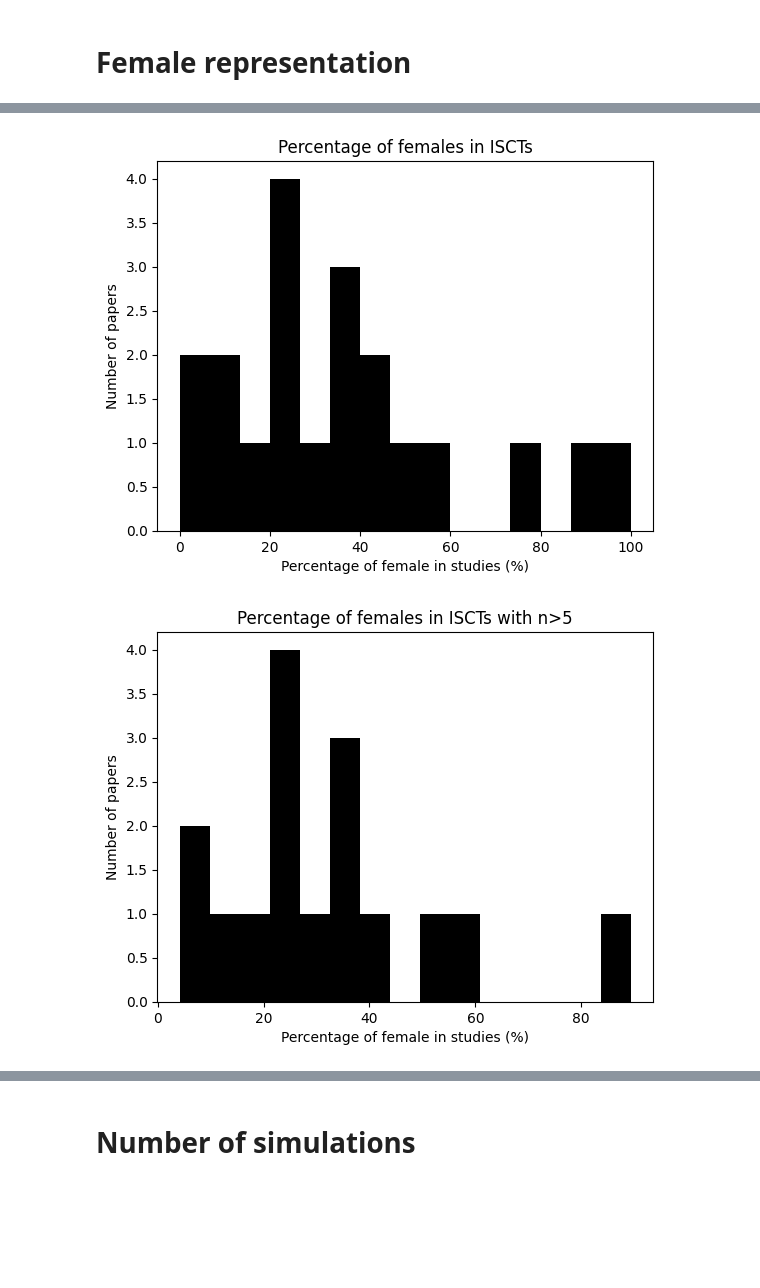
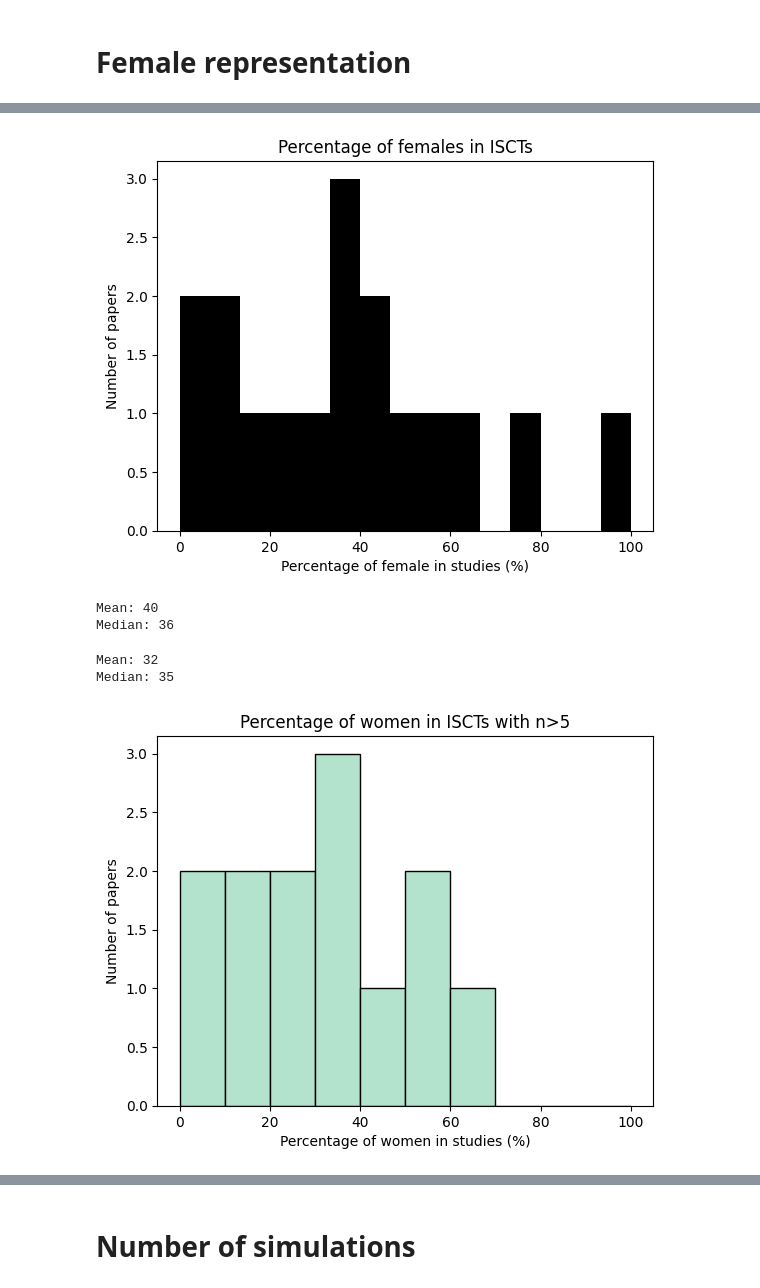
Before and after one commit to crisrogo/ISCTs_review, a Jupyter notebook: figures.ipynb, the cells around one changed output, grey strips where cells are left out. Drawn from its saved outputs; the diff is of its cells as text; code cells hidden in the pictures; blank space fills up the shorter version.

```diff
--- a/figures.ipynb
+++ b/figures.ipynb
@@ -246,7 +578,9 @@ ethnicity = 0
 sex_age_weight_ethnicity = 0
 nothing = 0
 
-for item in original_data:
+no_population = [paper for paper in original_data if paper['sample'] != 'population']
+
+for item in no_population:
     if item['demographics']['sex'] and item['demographics']['age'] and item['demographics']['weight'] and item['demographics']['ethnicity']:
         sex_age_weight_ethnicity += 1
     elif item['demographics']['sex'] and item['demographics']['age'] and item['demographics']['weight']:
@@ -284,7 +618,9 @@ labels_array = [labels_array[i] for i in entries_to_show]
 plt.figure()
 plt.pie(final_data, labels=labels_array,
         colors=[color_scheme(i) for i in range(len(final_data))],
-        autopct='%1.2f%%')
+        autopct='%1.f%%', wedgeprops={'linewidth': 1, 'edgecolor': 'black'})
 plt.title(f"Basic demographics reported in ISCTs")
-plt.show()
+# plt.show()
+
+plt.savefig('/home/crg17/Desktop/KCL_projects/ISCTs_review/figures/demographics.png', dpi=500, bbox_inches='tight')
 # %% [output]
@@ -296,7 +632,7 @@ import matplotlib.pyplot as plt
 import matplotlib.cm as cm
 
 # Get the viridis colormap
-viridis = cm.get_cmap("Pastel2")
+color_scheme = cm.get_cmap("Pastel2")
 
 # Create a list to store the data for each entry
 pie_data = []
@@ -309,7 +645,7 @@ final_data = [0, 0]
 
 for item in original_data:
     # Check if 'females' key has a valid value
-    if not isinstance(item["females"], float):
+    if not isinstance(item["females"], float) and item['sample'] != 'population':
         # Add data to the list for each entry
         pie_data.append([item["females"], item["n_patients"] - item["females"]])
         titles.append(item["id"])
@@ -323,20 +659,22 @@ for i, data in enumerate(pie_data):
     plt.figure()
     if data[1] == 0:
         plt.pie(data, labels=["Females", ""], colors=[color_scheme(i) for i in range(len(data))],
-        autopct='%1.2f%%')
+        autopct='%1.f%%')
     elif data[0] == 0:
         plt.pie(data, labels=["", "Males"], colors=[color_scheme(i) for i in range(len(data))],
-        autopct='%1.2f%%')
+        autopct='%1.f%%')
     else:
         plt.pie(data, labels=["Females", "Males"], colors=[color_scheme(i) for i in range(len(data))],
-        autopct='%1.2f%%')
+        autopct='%1.f%%')
 
     plt.title(f"Paper #{titles[i]} (n={data[0]+data[1]})")
+    plt.savefig("/home/crg17/Desktop/KCL_projects/ISCTs_review/figures/" + "Paper #" + str(titles[i]) + ".png")
 
 # Plot a final pie chart
 plt.figure()
 plt.pie(final_data, labels=["Females", "Males"], colors=[color_scheme(i) for i in range(len(final_data))],
-        autopct='%1.2f%%')
+        autopct='%1.f%%')
 plt.title(f"Total (n={total_patients})")
 plt.show()
+plt.savefig("/home/crg17/Desktop/KCL_projects/ISCTs_review/figures/total.png")
 # %% [output]
@@ -375,31 +713,47 @@ plt.title('Percentage of females in ISCTs')
 
 # Show the chart
 plt.show()
+
+mean = round(numpy.mean(perc_females))
+median = round(numpy.median(perc_females))
+print("Mean: " + str(mean))
+print("Median: " + str(median))
 # %% [output]
-[figure, old version]
+[figure, new version]
+Mean: 40
+Median: 36
 # %%
 from collections import Counter
 import matplotlib.pyplot as plt
 import numpy
 
 perc_females = []
 
 for paper in pie_data:
     if (paper[0]+paper[1]) >5:
         perc_females.append(100*paper[0]/(paper[0]+paper[1]))
 
 papers_per_perc_females = Counter(perc_females)
 
 # Create the bar chart
-plt.hist(papers_per_perc_females, bins = 15, color='black')
+plt.hist(papers_per_perc_females, bins = 10, color=color_scheme(0), edgecolor='black', range=(0,100))
 
 # Add labels and title
-plt.xlabel('Percentage of female in studies (%)')
+plt.xlabel('Percentage of women in studies (%)')
 plt.ylabel('Number of papers')
-plt.title('Percentage of females in ISCTs with n>5')
+plt.title('Percentage of women in ISCTs with n>5')
 
 # Show the chart
-plt.show()
+# plt.show()
+
+mean = round(numpy.mean(perc_females))
+median = round(numpy.median(perc_females))
+print("Mean: " + str(mean))
+print("Median: " + str(median))
+
+plt.savefig('/home/crg17/Desktop/KCL_projects/ISCTs_review/figures/women.png', dpi=500, bbox_inches='tight')
 # %% [output]
+Mean: 32
+Median: 35
-[figure, old version]
+[figure, new version]
 # %% [markdown]
```
Also changed, not shown: parts of 73 cells of this notebook.
